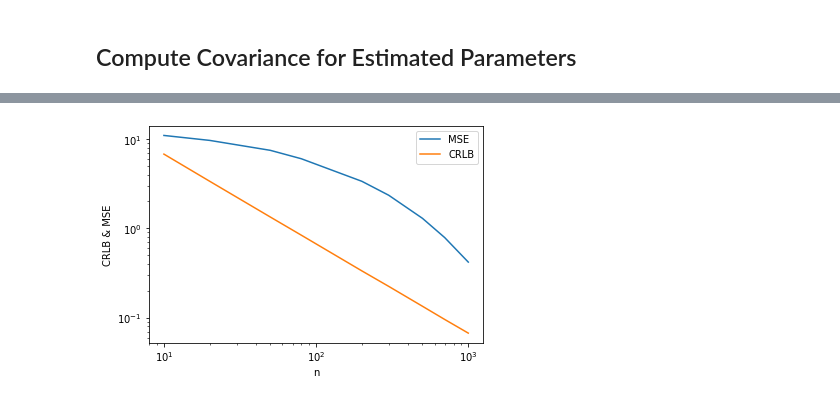
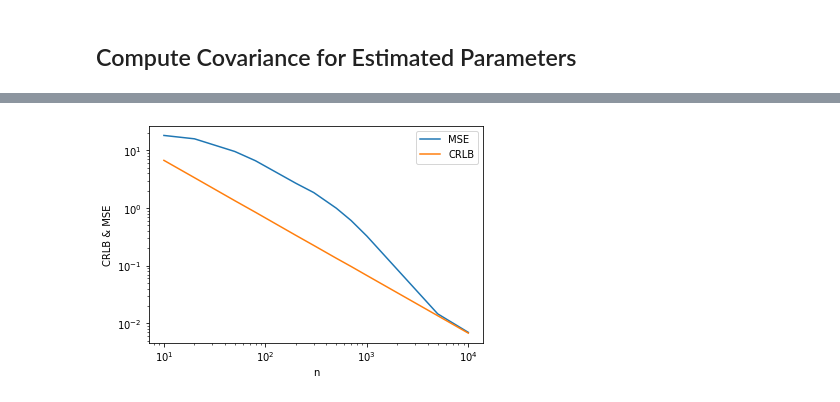
Before and after one commit to lucbouchard1/ece565-project, a Jupyter notebook: code/project.ipynb, the cells around one changed output, grey strips where cells are left out. Drawn from its saved outputs; the diff is of its cells as text; code cells hidden in the pictures.

Commit message:
Generate plots for report

```diff
--- a/code/project.ipynb
+++ b/code/project.ipynb
@@ -33,7 +33,7 @@ def do_gd(X, y, true_w, lr=0.001, max_iter=1000):
     vals = []
     grads = []
     mse = []
-    w = np.zeros(X.shape[1])
+    w = 10 * np.random.rand(X.shape[1]) - 5
     grad = grad_log_likelihood(X, y, w)
     count = 0
     while np.linalg.norm(grad) > 1e-2 and count < max_iter:
@@ -50,7 +50,7 @@ def do_gd(X, y, true_w, lr=0.001, max_iter=1000):
 Choose a true weight vector $\vec{w}$ and generate the corresponding observations.
 # %%
 dimensions = 5
-num_observations = 100
+num_observations = 1000
 X_variance = 1
 w = np.random.rand(dimensions)
 
@@ -124,3 +124,20 @@ def run_monte_carlo(num_observations, X_variance):
 
     mse_mat /= trials
     return (np.diag(mse_mat), np.diag(crlb(num_observations, w, X_variance)))
+# %%
+X_variance = 10
+ns = [10, 20, 50, 80, 200, 300, 500, 700, 1000, 5000]
+mses = []
+crlbs = []
+for n in ns:
+    m, c = run_monte_carlo(n, X_variance)
+    mses.append(m[0])
+    crlbs.append(c[0])
+
+plt.plot(ns, mses, label="MSE")
+plt.plot(ns, crlbs, label="CRLB")
+plt.ylabel("CRLB & MSE")
+plt.xlabel("n")
+plt.xscale('log')
+plt.yscale('log')
+plt.legend();
@@ -127,19 +146,19 @@ def run_monte_carlo(num_observations, X_variance):
 # %%
 X_variance = 1
-ns = [10, 20, 50, 80, 200, 300, 500, 700, 1000]
+ns = [10, 20, 50, 80, 200, 300, 500, 700, 1000, 5000, 10000]
 mses = []
 crlbs = []
 for n in ns:
     m, c = run_monte_carlo(n, X_variance)
     mses.append(m[0])
     crlbs.append(c[0])
 
 plt.plot(ns, mses, label="MSE")
 plt.plot(ns, crlbs, label="CRLB")
 plt.ylabel("CRLB & MSE")
 plt.xlabel("n")
 plt.xscale('log')
 plt.yscale('log')
 plt.legend();
 # %% [output]
-[figure, old version]
+[figure, new version]
```
Also changed, not shown: parts of 5 cells of this notebook.
